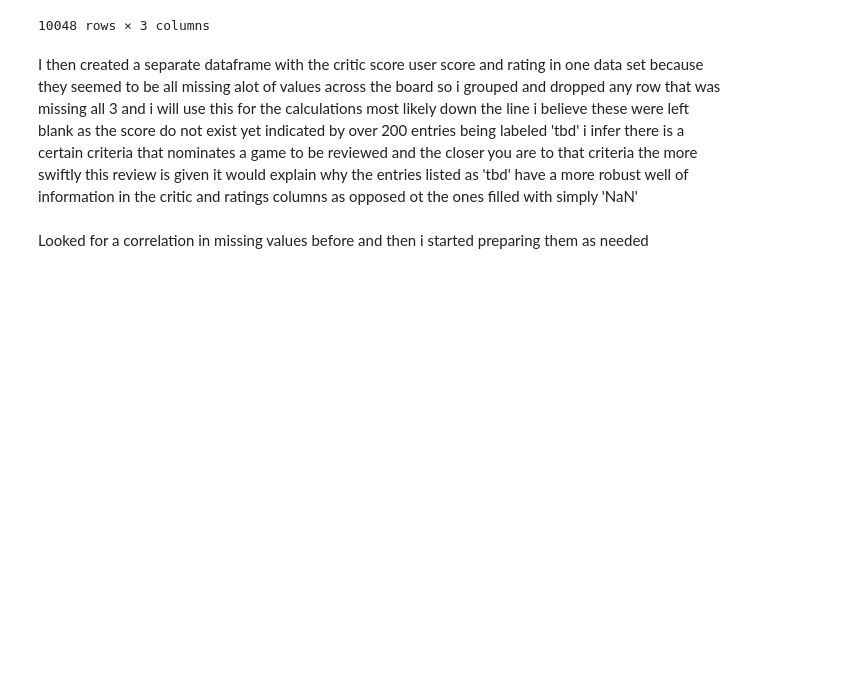
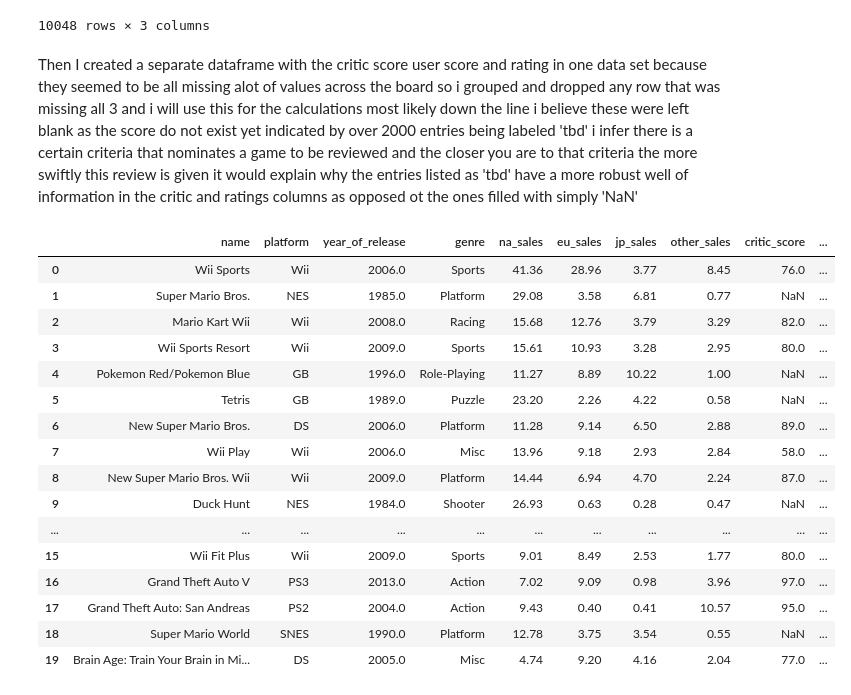
Before and after one commit to AnthonySDDS/Game-Data-Project, a Jupyter notebook: Notebook/EDA.ipynb, the cells around one changed output. Drawn from its saved outputs; the diff is of its cells as text; code cells hidden in the pictures; blank space fills up the shorter version.

```diff
--- a/Notebook/EDA.ipynb
+++ b/Notebook/EDA.ipynb
@@ -225,6 +228,27 @@ filtered_scores_cleaned
 | 16706 | NaN | NaN | T |
 10048 rows × 3 columns
 # %% [markdown]
-I then created a separate dataframe with the critic score user score and rating in one data set because they seemed to be all missing alot of values across the board so i grouped and dropped any row that was missing all 3 and i will use this for the calculations most likely down the line i believe these were left blank as the score do not exist yet indicated by over 200 entries being labeled 'tbd' i infer there is a certain criteria that nominates a game to be reviewed and the closer you are to that criteria the more swiftly this review is given it would explain why the entries listed as 'tbd' have a more robust well of information in the critic and ratings columns as opposed ot the ones filled with simply 'NaN'
+Then I created a separate dataframe with the critic score user score and rating in one data set because they seemed to be all missing alot of values across the board so i grouped and dropped any row that was missing all 3 and i will use this for the calculations most likely down the line i believe these were left blank as the score do not exist yet indicated by over 2000 entries being labeled 'tbd' i infer there is a certain criteria that nominates a game to be reviewed and the closer you are to that criteria the more swiftly this review is given it would explain why the entries listed as 'tbd' have a more robust well of information in the critic and ratings columns as opposed ot the ones filled with simply 'NaN'
-# %% [markdown]
-Looked for a correlation in missing values before and then i started preparing them as needed
+# %%
+sales_columns = [col for col in game_data.columns if 'sales' in col]
+game_data['total_sales'] = game_data[sales_columns].sum(axis=1)
+
+game_data.head(20)
+# %% [output]
+|  | name | platform | year_of_release | genre | na_sales | eu_sales | jp_sales | other_sales | critic_score | ... |
+| 0 | Wii Sports | Wii | 2006.0 | Sports | 41.36 | 28.96 | 3.77 | 8.45 | 76.0 | ... |
+| 1 | Super Mario Bros. | NES | 1985.0 | Platform | 29.08 | 3.58 | 6.81 | 0.77 | NaN | ... |
+| 2 | Mario Kart Wii | Wii | 2008.0 | Racing | 15.68 | 12.76 | 3.79 | 3.29 | 82.0 | ... |
+| 3 | Wii Sports Resort | Wii | 2009.0 | Sports | 15.61 | 10.93 | 3.28 | 2.95 | 80.0 | ... |
+| 4 | Pokemon Red/Pokemon Blue | GB | 1996.0 | Role-Playing | 11.27 | 8.89 | 10.22 | 1.00 | NaN | ... |
+| 5 | Tetris | GB | 1989.0 | Puzzle | 23.20 | 2.26 | 4.22 | 0.58 | NaN | ... |
+| 6 | New Super Mario Bros. | DS | 2006.0 | Platform | 11.28 | 9.14 | 6.50 | 2.88 | 89.0 | ... |
+| 7 | Wii Play | Wii | 2006.0 | Misc | 13.96 | 9.18 | 2.93 | 2.84 | 58.0 | ... |
+| 8 | New Super Mario Bros. Wii | Wii | 2009.0 | Platform | 14.44 | 6.94 | 4.70 | 2.24 | 87.0 | ... |
+| 9 | Duck Hunt | NES | 1984.0 | Shooter | 26.93 | 0.63 | 0.28 | 0.47 | NaN | ... |
+| ... | ... | ... | ... | ... | ... | ... | ... | ... | ... | ... |
+| 15 | Wii Fit Plus | Wii | 2009.0 | Sports | 9.01 | 8.49 | 2.53 | 1.77 | 80.0 | ... |
+| 16 | Grand Theft Auto V | PS3 | 2013.0 | Action | 7.02 | 9.09 | 0.98 | 3.96 | 97.0 | ... |
+| 17 | Grand Theft Auto: San Andreas | PS2 | 2004.0 | Action | 9.43 | 0.40 | 0.41 | 10.57 | 95.0 | ... |
+| 18 | Super Mario World | SNES | 1990.0 | Platform | 12.78 | 3.75 | 3.54 | 0.55 | NaN | ... |
+| 19 | Brain Age: Train Your Brain in Mi... | DS | 2005.0 | Misc | 4.74 | 9.20 | 4.16 | 2.04 | 77.0 | ... |
```
Also changed, not shown: parts of 8 cells of this notebook.
